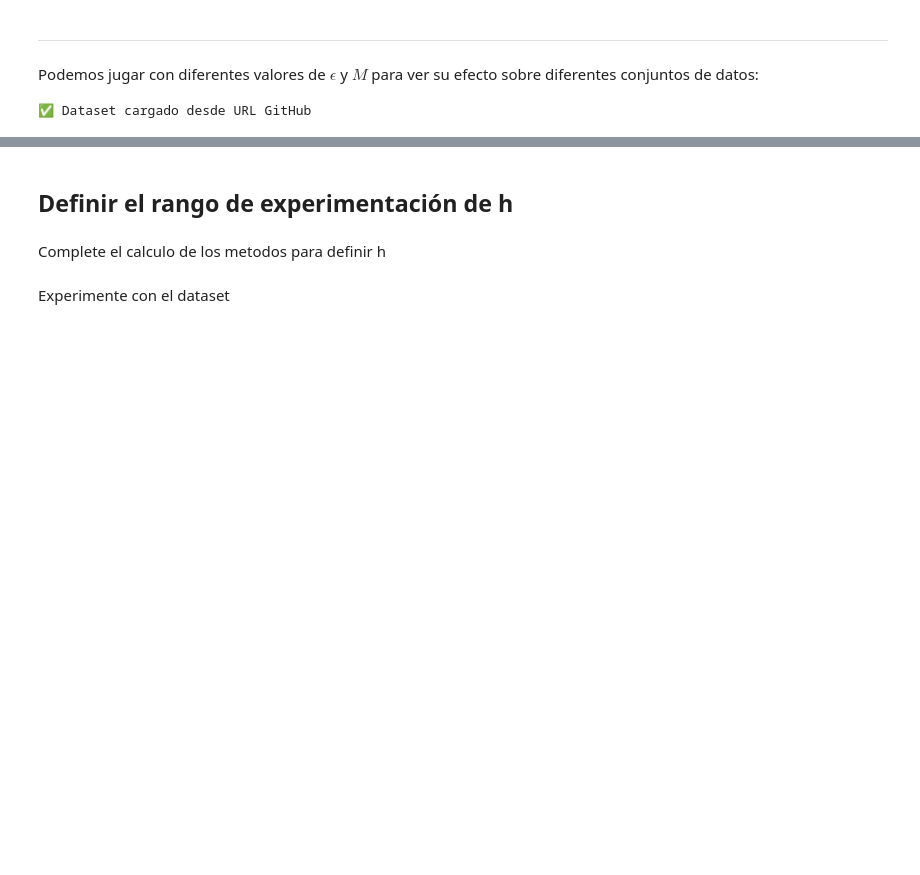
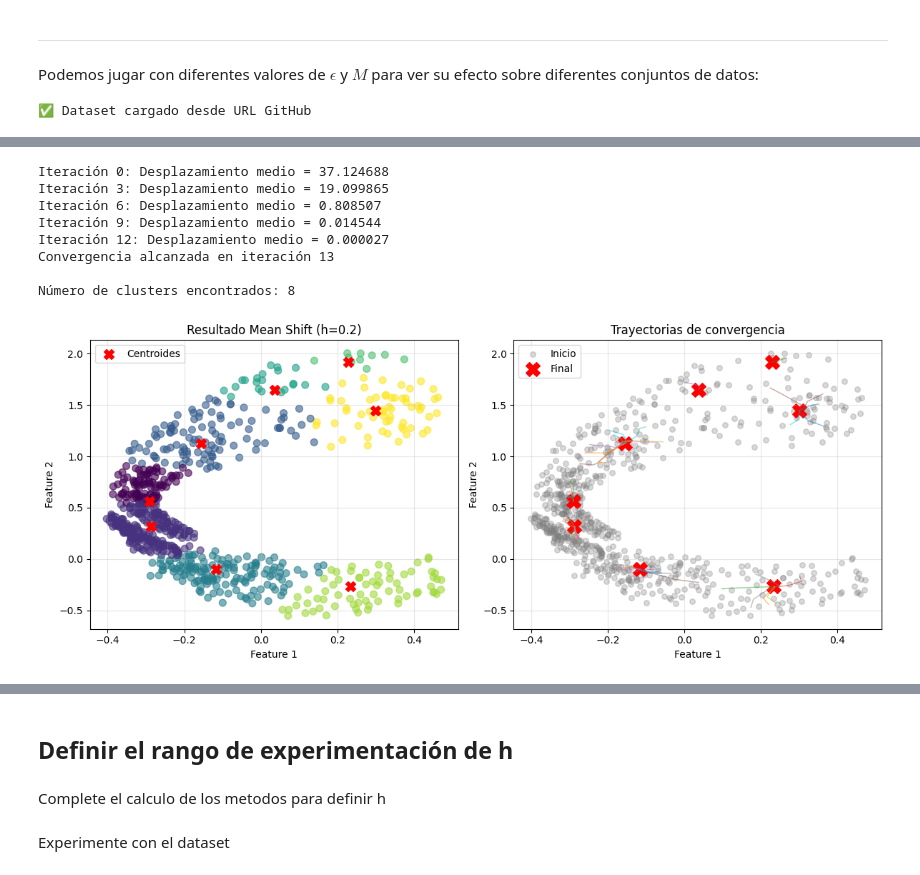
Before and after one commit to SandraNavarrete-docente/aprendizaje-automatico-252601, a Jupyter notebook: 04-MODELOS-NO-SUPERVISADOS/4_6_2_Métodos_de_clustering_basado_en_densidad.ipynb, the cells around one changed output, grey strips where cells are left out. Drawn from its saved outputs; the diff is of its cells as text; code cells hidden in the pictures; blank space fills up the shorter version.

```diff
--- a/04-MODELOS-NO-SUPERVISADOS/4_6_2_Métodos_de_clustering_basado_en_densidad.ipynb
+++ b/04-MODELOS-NO-SUPERVISADOS/4_6_2_Métodos_de_clustering_basado_en_densidad.ipynb
@@ -188,7 +216,20 @@ visualizar_proceso_mean_shift(Dx, h, centroides, etiquetas, trayectorias)
 # %%
  # Aplicar Mean Shift
 h = 0.2
+centroides, etiquetas, trayectorias = agrupamiento_densidad_MeanShift(Dx1, h, n_iteraciones=50)
+print(f"\nNúmero de clusters encontrados: {len(centroides)}")
+visualizar_proceso_mean_shift(Dx1, h, centroides, etiquetas, trayectorias)
 # p9. Complete el codigo
+# %% [output]
+Iteración 0: Desplazamiento medio = 37.124688
+Iteración 3: Desplazamiento medio = 19.099865
+Iteración 6: Desplazamiento medio = 0.808507
+Iteración 9: Desplazamiento medio = 0.014544
+Iteración 12: Desplazamiento medio = 0.000027
+Convergencia alcanzada en iteración 13
+
+Número de clusters encontrados: 8
+[figure, added]
 # %%
  # Aplicar Mean Shift
 h = 0.5
```
Also changed, not shown: parts of 19 cells of this notebook.
